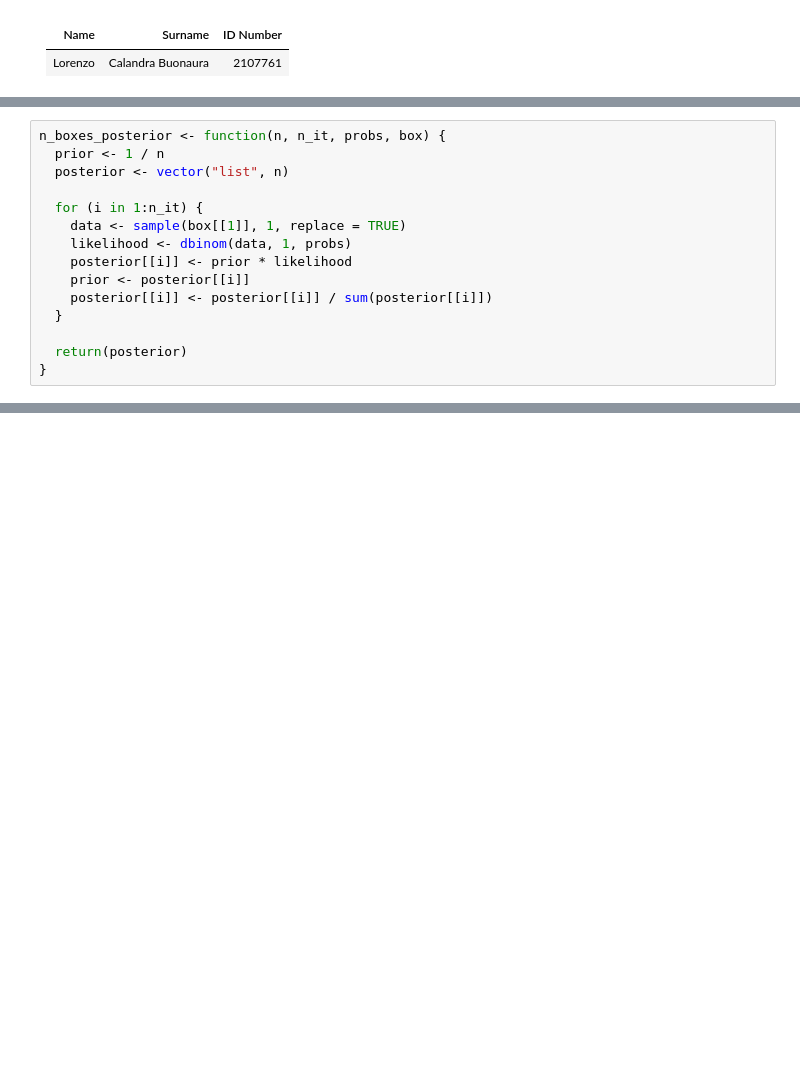
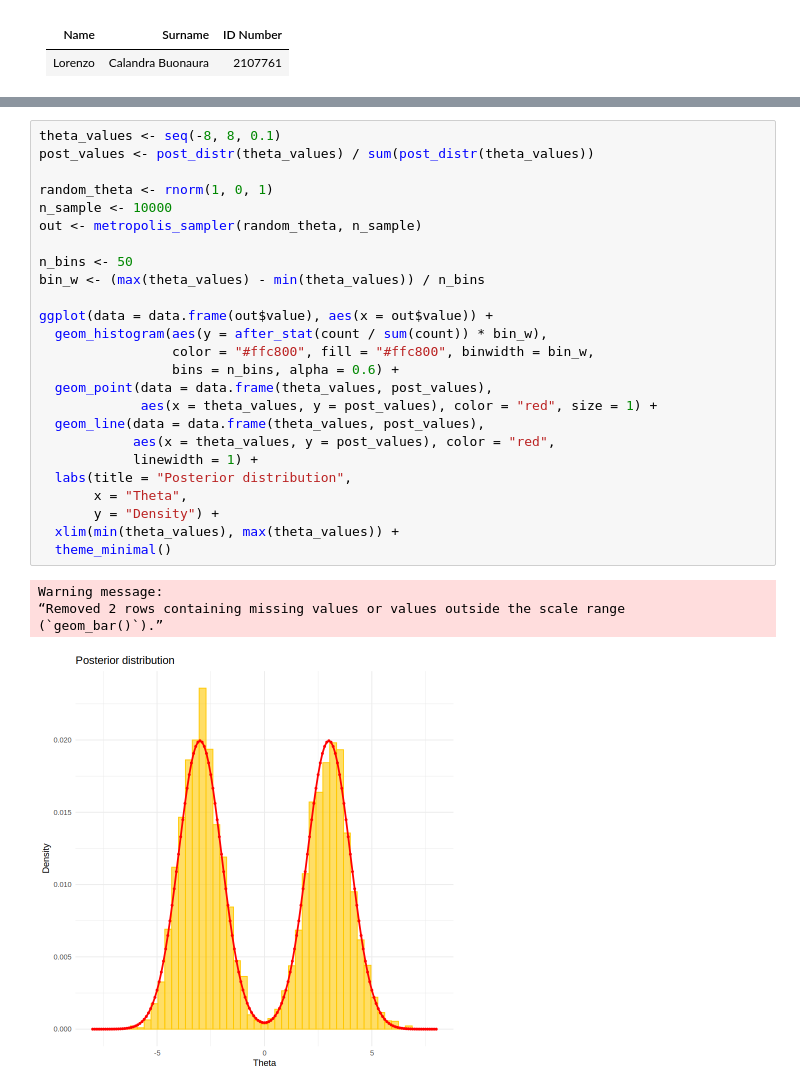
Before and after one commit to Kallo27/Advanced_statistics, a Jupyter notebook: Lab05/CalandraBuonaura_LorenzoRlab05.ipynb, the cells around one changed output, grey strips where cells are left out. Saved outputs shown, nothing was run; the diff lists cells and outputs as text; blank space fills up the shorter version.

```diff
--- a/Lab05/CalandraBuonaura_LorenzoRlab05.ipynb
+++ b/Lab05/CalandraBuonaura_LorenzoRlab05.ipynb
@@ -320,15 +9,0 @@ probabilities <- c(0, 1 / 5, 2 / 5, 3 / 5, 4 / 5, 1)
-# %%
-n_boxes_posterior <- function(n, n_it, probs, box) {
-  prior <- 1 / n
-  posterior <- vector("list", n)
-
-  for (i in 1:n_it) {
-    data <- sample(box[[1]], 1, replace = TRUE)
-    likelihood <- dbinom(data, 1, probs)
-    posterior[[i]] <- prior * likelihood
-    prior <- posterior[[i]]
-    posterior[[i]] <- posterior[[i]] / sum(posterior[[i]])
-  }
-
-  return(posterior)
-}
@@ -361,0 +65,30 @@ ggplot(p_df, aes(x = step, y = probability, color = box)) +
+# %%
+theta_values <- seq(-8, 8, 0.1)
+post_values <- post_distr(theta_values) / sum(post_distr(theta_values))
+
+random_theta <- rnorm(1, 0, 1)
+n_sample <- 10000
+out <- metropolis_sampler(random_theta, n_sample)
+
+n_bins <- 50
+bin_w <- (max(theta_values) - min(theta_values)) / n_bins
+
+ggplot(data = data.frame(out$value), aes(x = out$value)) +
+  geom_histogram(aes(y = after_stat(count / sum(count)) * bin_w),
+                 color = "#ffc800", fill = "#ffc800", binwidth = bin_w,
+                 bins = n_bins, alpha = 0.6) +
+  geom_point(data = data.frame(theta_values, post_values),
+             aes(x = theta_values, y = post_values), color = "red", size = 1) +
+  geom_line(data = data.frame(theta_values, post_values),
+            aes(x = theta_values, y = post_values), color = "red",
+            linewidth = 1) +
+  labs(title = "Posterior distribution",
+       x = "Theta",
+       y = "Density") +
+  xlim(min(theta_values), max(theta_values)) +
+  theme_minimal()
+# %% [output]
+Warning message:
+“Removed 2 rows containing missing values or values outside the scale range
+(`geom_bar()`).”
+[figure, added]
```
Also changed, not shown: parts of 33 cells of this notebook.
